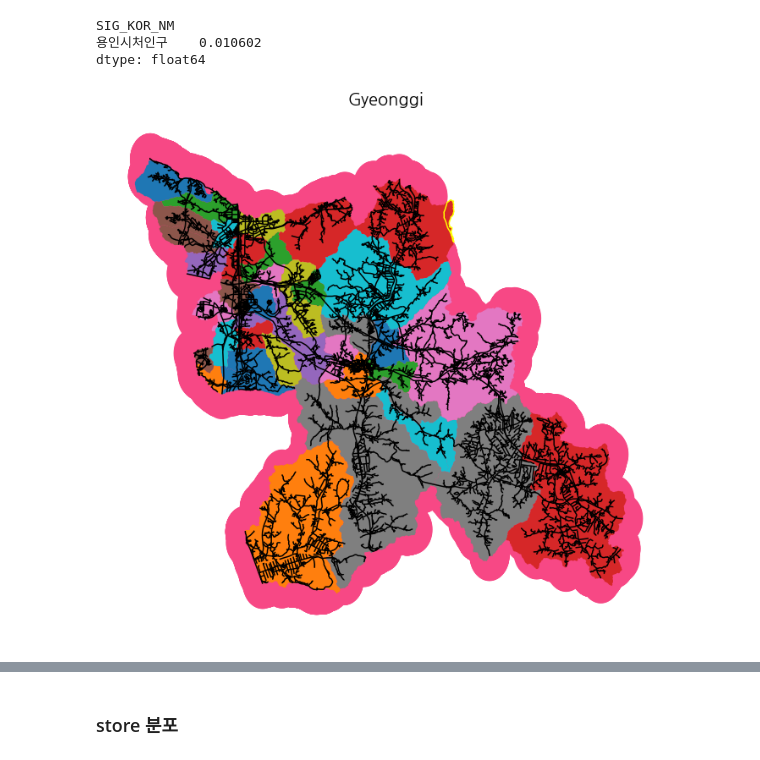
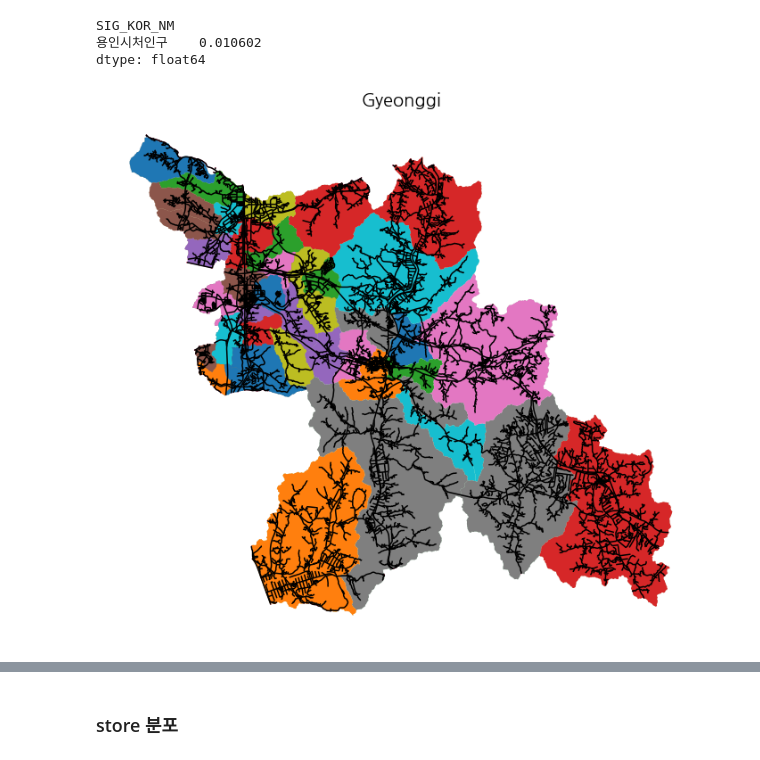
Before and after one commit to 98hyun/DACON, a Jupyter notebook: [용인_공간분석]/공간분석.ipynb, the cells around one changed output, grey strips where cells are left out. Saved outputs shown, nothing was run; the diff lists cells and outputs as text; code cells hidden in the pictures.

```diff
--- a/[용인_공간분석]/공간분석.ipynb
+++ b/[용인_공간분석]/공간분석.ipynb
@@ -28,9 +28,7 @@ import pickle
 # 색깔.
 import random
 # %%
-# df=gpd.read_file('SBJ_2012_002/13.용인시_행정경계(읍면동).geojson')
-df=gpd.read_file('SBJ_2012_002/11.용인시_법정경계(시군구).geojson')
-# df.head()
+m=gpd.read_file('SBJ_2012_002/11.용인시_법정경계(시군구).geojson')
 # %%
 store=pd.read_csv('SBJ_2012_002/1.용인시_상권_정보.csv')
 store=store.dropna()
@@ -93,7 +90,7 @@ display(ltp.head())
 | 3 | POINT (127.11936 37.09925) |
 | 4 | POINT (127.11819 37.10182) |
 # %%
-ltp_buf=gpd.GeoDataFrame({'geometry':ltp.buffer(1/60)})
+ltp_buf=gpd.GeoDataFrame({'geometry':ltp.buffer(1/3600)})
 # %%
 sigungu=gpd.read_file('SBJ_2012_002/12.용인시_법정경계(읍면동).geojson')
 sigungu.head()
@@ -116,15 +113,15 @@ SIG_KOR_NM
 dtype: float64
 # %%
 %%time
-ax=df.plot(figsize=(12,12), alpha=0.8,column='SIG_KOR_NM',color=['#beface','#54574f','#bfa978']) # 겹쳐서 안보인다.
+ax=m.plot(figsize=(12,12), alpha=0.8,column='SIG_KOR_NM',color=['#beface','#54574f','#bfa978']) # 겹쳐서 안보인다.
 ltp_buf.plot(ax=ax,color='#f74885') # 핑크
 loads.plot(ax=ax,color='black')
 sigungu.plot(ax=ax,column='EMD_KOR_NM') # 지역별 색깔 다름.
-gpd.overlay(df,ltp_buf,how='difference').dissolve(by='SIG_KOR_NM').boundary.plot(ax=ax, color='yellow') # 노란색 선으로 그은 부분.
+# gpd.overlay(m,ltp_buf,how='difference').dissolve(by='SIG_KOR_NM').boundary.plot(ax=ax, color='yellow') # 노란색 선으로 그은 부분.
 
 ax.set_title("Gyeonggi", fontsize=20)
 ax.set_axis_off()
 
 plt.show()
 # %% [output]
-[figure, old version]
+[figure, new version]
```
Also changed, not shown: parts of 4 cells of this notebook, 2 other files.
